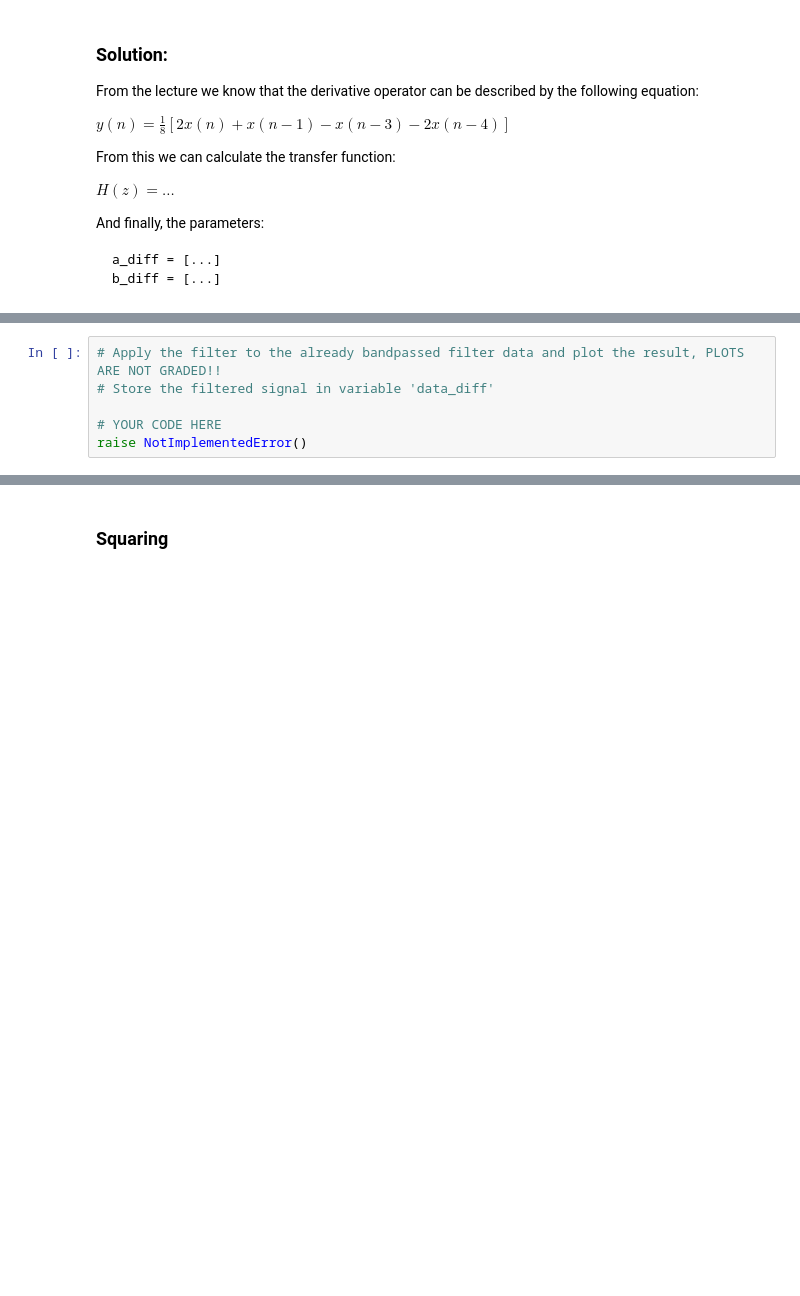
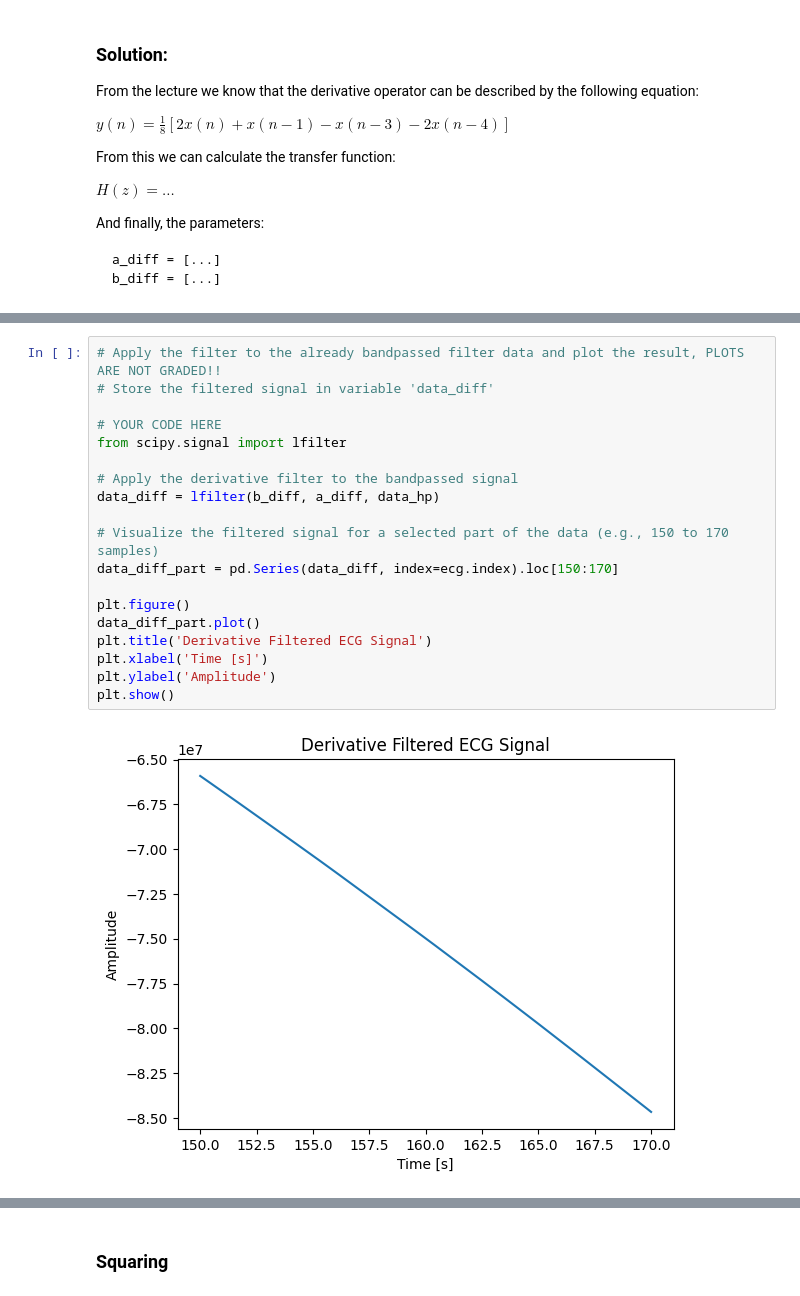
Before and after one commit to pashaeimehran/autonomous-mobile-robot, a Jupyter notebook: exercise-09.ipynb, the cells around one changed output, grey strips where cells are left out. Drawn from its saved outputs; the diff is of its cells as text; blank space fills up the shorter version.

```diff
--- a/exercise-09.ipynb
+++ b/exercise-09.ipynb
@@ -573,9 +594,24 @@ print('The last coefficients of a and b of the derivative operator is correct.')
 # %%
 # Apply the filter to the already bandpassed filter data and plot the result, PLOTS ARE NOT GRADED!!
 # Store the filtered signal in variable 'data_diff'
 
 # YOUR CODE HERE
-raise NotImplementedError()
+from scipy.signal import lfilter
+
+# Apply the derivative filter to the bandpassed signal
+data_diff = lfilter(b_diff, a_diff, data_hp)
+
+# Visualize the filtered signal for a selected part of the data (e.g., 150 to 170 samples)
+data_diff_part = pd.Series(data_diff, index=ecg.index).loc[150:170]
+
+plt.figure()
+data_diff_part.plot()
+plt.title('Derivative Filtered ECG Signal')
+plt.xlabel('Time [s]')
+plt.ylabel('Amplitude')
+plt.show()
+# %% [output]
+[figure, added]
 # %%
 ##~DO NOT MODIFY THE LINES OF CODE IN THIS BLOCK
 
```
Also changed, not shown: parts of 18 cells of this notebook.
